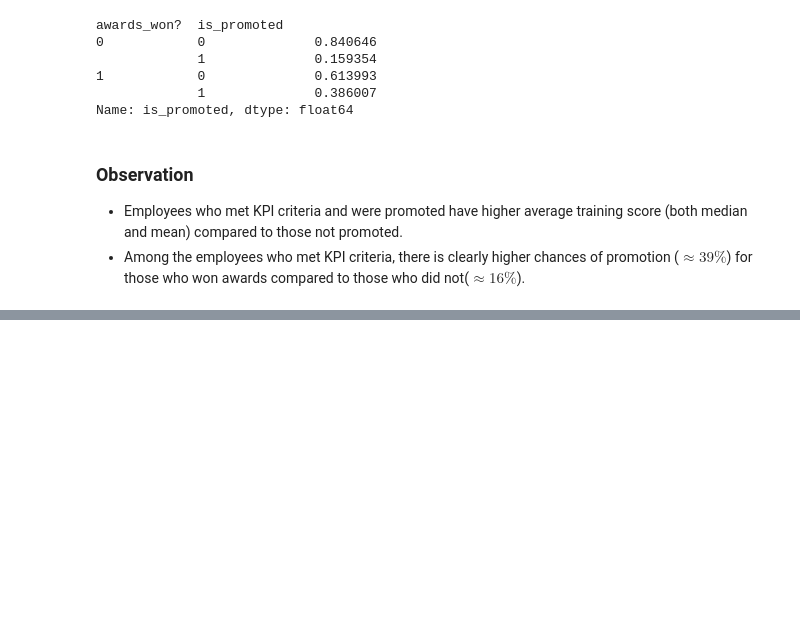
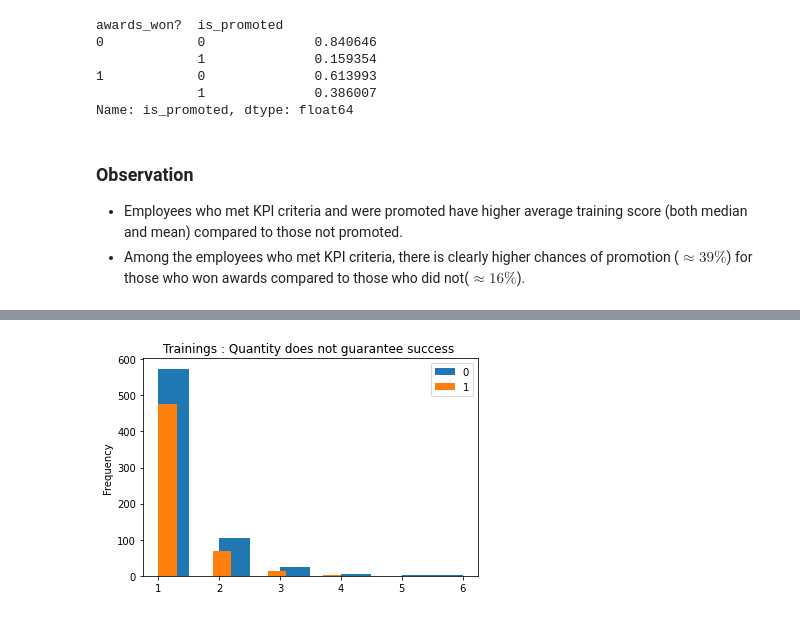
Before and after one commit to gunnerVivek/Employee-Promotion, a Jupyter notebook: 1-Analysis.ipynb, the cells around one changed output, grey strips where cells are left out. Saved outputs shown, nothing was run; the diff lists cells and outputs as text; code cells hidden in the pictures; blank space fills up the shorter version.

Commit message:
notebook: add Hypothesis regarding lack of promotion for promoted employees as part of EDA

```diff
--- a/1-Analysis.ipynb
+++ b/1-Analysis.ipynb
@@ -893,0 +909,8 @@ Name: is_promoted, dtype: float64
+# %%
+train_data[train_data['awards_won?'] == 1].groupby('is_promoted')['no_of_trainings'].plot(kind='hist')
+plt.title('Trainings : Quantity does not guarantee success ')
+plt.legend()
+
+plt.show()
+# %% [output]
+[figure, added]
```
Also changed, not shown: parts of 3 cells of this notebook.
